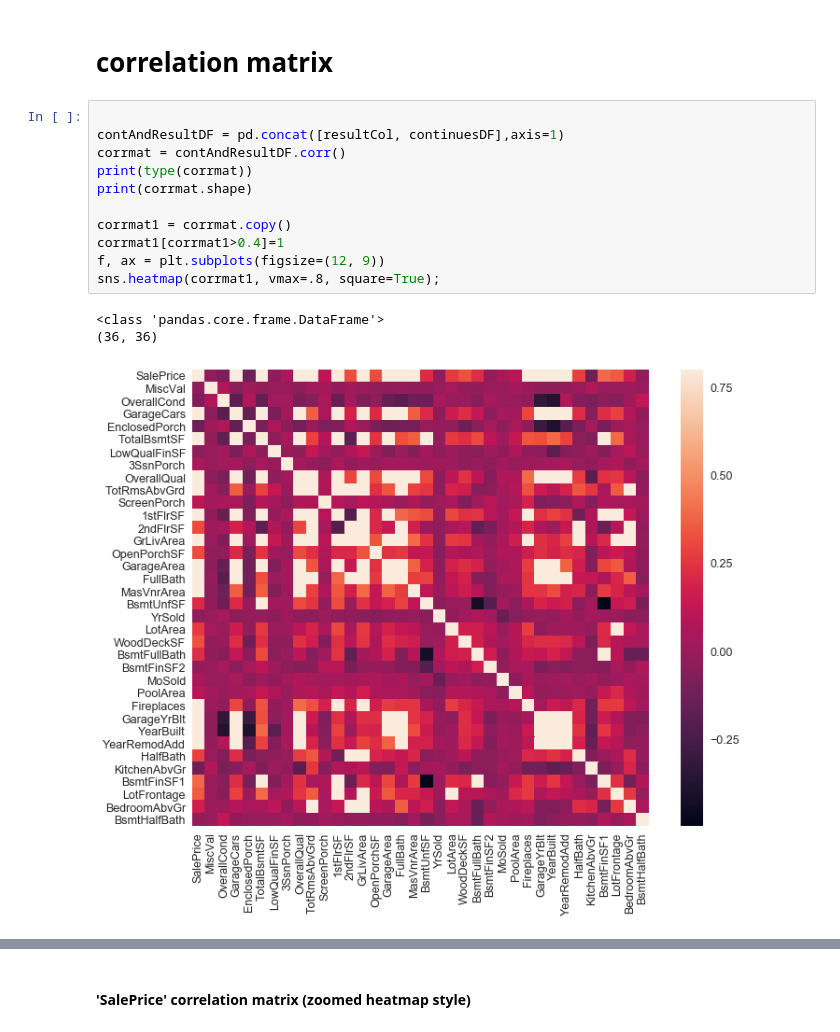
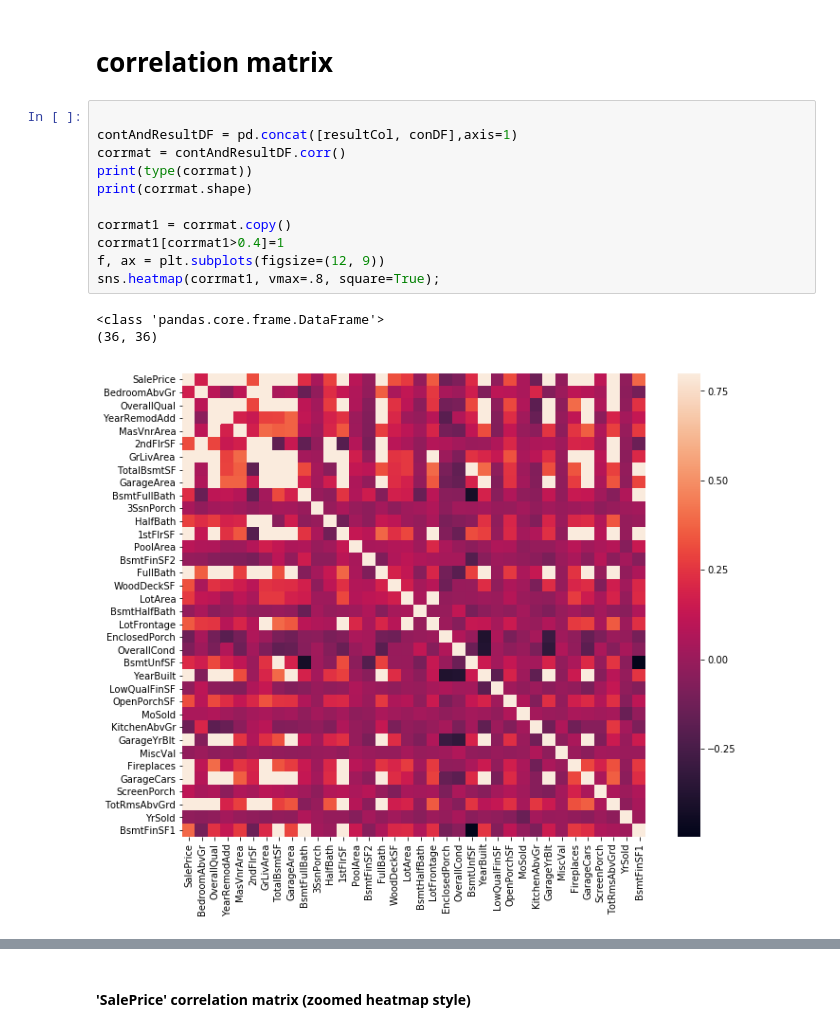
Before and after one commit to MShooshtari/Kaggle_House_Prices, a Jupyter notebook: Raw_Data_Evaluation.ipynb, the cells around one changed output, grey strips where cells are left out. Drawn from its saved outputs; the diff is of its cells as text.

```diff
--- a/Raw_Data_Evaluation.ipynb
+++ b/Raw_Data_Evaluation.ipynb
@@ -239,16 +190,16 @@ for continuesCol in continuesDF:
 # correlation matrix
 # %%
 
-contAndResultDF = pd.concat([resultCol, continuesDF],axis=1)
+contAndResultDF = pd.concat([resultCol, conDF],axis=1)
 corrmat = contAndResultDF.corr()
 print(type(corrmat))
 print(corrmat.shape)
 
 corrmat1 = corrmat.copy()
 corrmat1[corrmat1>0.4]=1
 f, ax = plt.subplots(figsize=(12, 9))
 sns.heatmap(corrmat1, vmax=.8, square=True);
 # %% [output]
 <class 'pandas.core.frame.DataFrame'>
 (36, 36)
-[figure, old version]
+[figure, new version]
```
Also changed, not shown: parts of 16 cells of this notebook, 3 other files.
